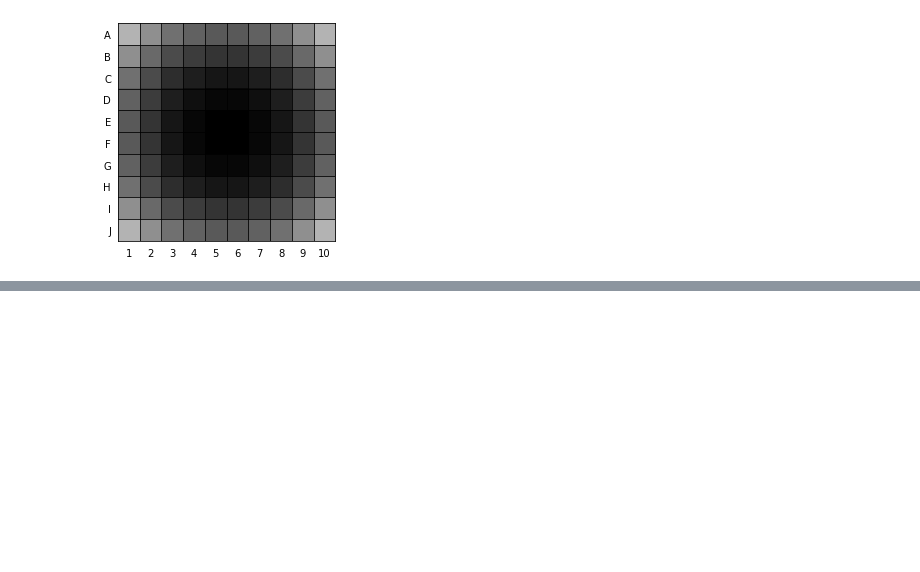
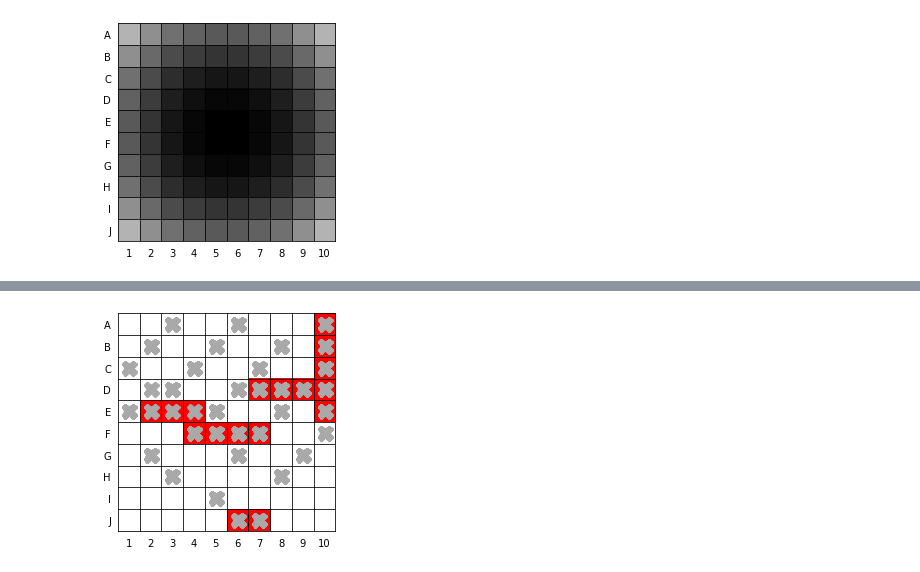
Before and after one commit to lnadi17/battleship-simulator, a Jupyter notebook: final-strategy.ipynb, the cells around one changed output, grey strips where cells are left out. Saved outputs shown, nothing was run; the diff lists cells and outputs as text; code cells hidden in the pictures; blank space fills up the shorter version.

```diff
--- a/final-strategy.ipynb
+++ b/final-strategy.ipynb
@@ -694,0 +743,4 @@ board.get_figure(pdf=True)
+# %%
+board.get_figure()
+# %% [output]
+[figure, added]
```
Also changed, not shown: parts of 4 cells of this notebook.
